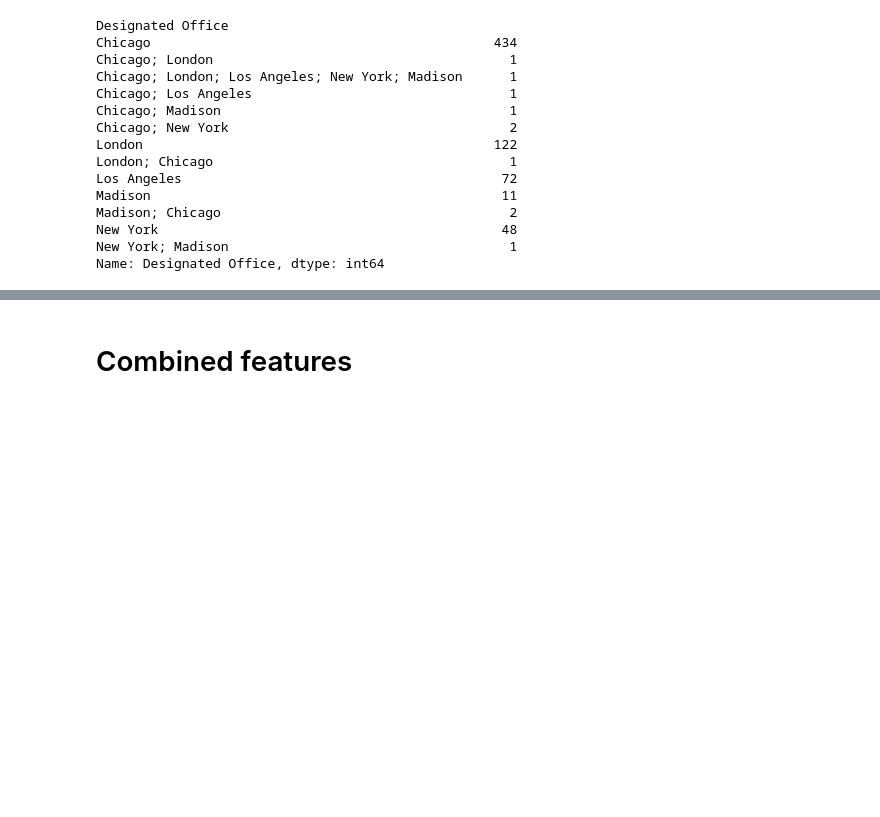
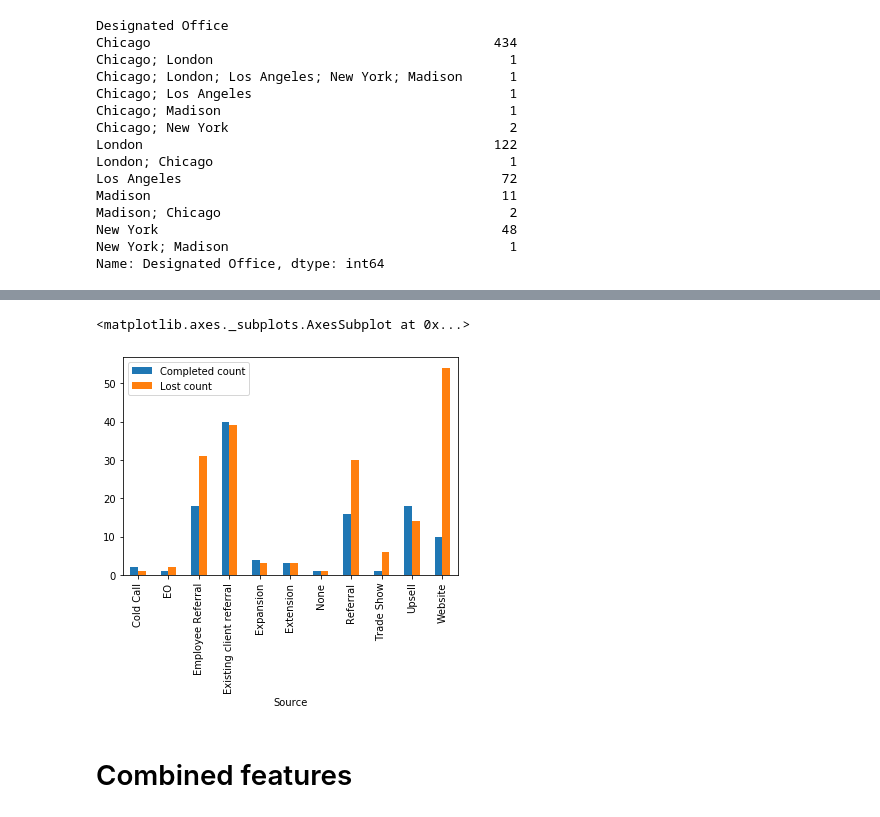
Before and after one commit to SergiiVolodkoWorking/dig-into-sales, a Jupyter notebook: notebooks/data-exploration.ipynb, the cells around one changed output, grey strips where cells are left out. Cells and saved outputs as stored; diff of their text form; code cells hidden in the pictures; blank space fills up the shorter version.

```diff
--- a/notebooks/data-exploration.ipynb
+++ b/notebooks/data-exploration.ipynb
@@ -229,0 +258,10 @@ Name: Industry, dtype: int64
+# %%
+completed_by_source_count = completed_deals.groupby('Source').size().sort_index().reset_index()
+completed_by_source_count.columns = ['Source', 'Completed count']
+
+lost_by_source_count = lost_deals.groupby('Source').size().sort_index().reset_index()
+lost_by_source_count.columns = ['Source', 'Lost count']
+
+sources_comparison = pd.merge(completed_by_source_count, lost_by_source_count, on='Source')
+
+sources_comparison.head(25)
@@ -230,3 +281,8 @@ Name: Industry, dtype: int64
+# %%
+sources_comparison.plot(x='Source', kind='bar')
+# %% [output]
+<matplotlib.axes._subplots.AxesSubplot at 0x...>
+[figure, added]
 # %% [markdown]
 # Combined features
 # %%
```
Also changed, not shown: parts of 16 cells of this notebook, 1 other file.
